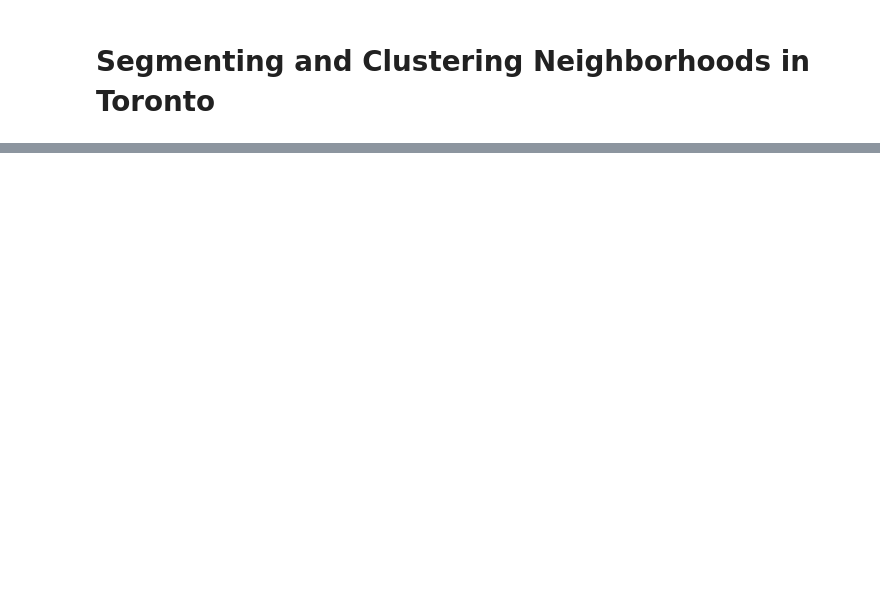
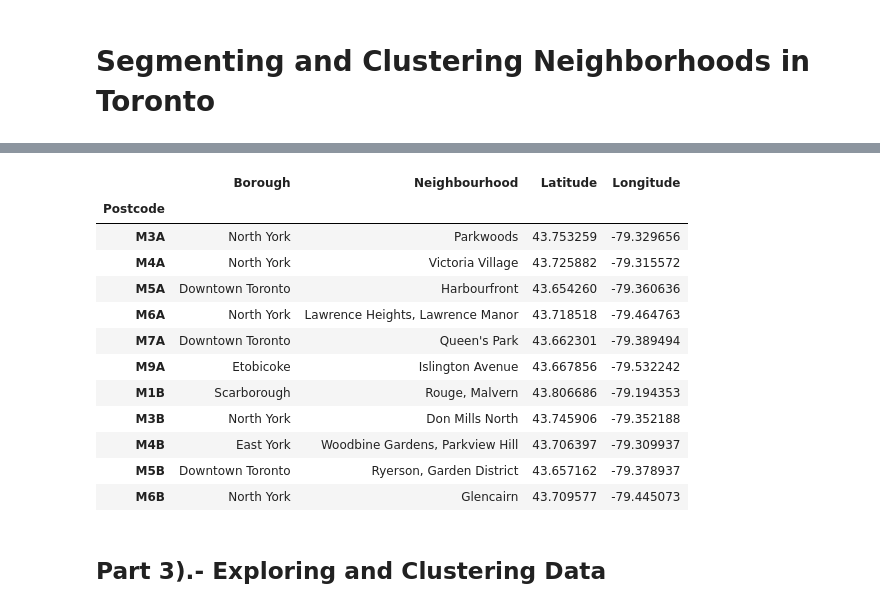
Before and after one commit to ErickSPS/Coursera_Capstone, a Jupyter notebook: Segmenting_and_Clustering_Neighborhoods.ipynb, the cells around one changed output, grey strips where cells are left out. Cells and saved outputs as stored; diff of their text form; code cells hidden in the pictures; blank space fills up the shorter version.

```diff
--- a/Segmenting_and_Clustering_Neighborhoods.ipynb
+++ b/Segmenting_and_Clustering_Neighborhoods.ipynb
@@ -136,0 +85,3 @@ df_toronto.shape
+# %%
+canada_df = canada_df[canada_df['Borough'] != 'Not assigned']
+canada_df.head()
@@ -136,0 +95,11 @@ df_toronto.shape
+# %%
+canada_df["Neighbourhood"] = canada_df.groupby("Postcode")["Neighbourhood"].transform(lambda neigh: ', '.join(neigh))
+
+#remove duplicates
+canada_df = canada_df.drop_duplicates()
+
+#update index to be postcode if it isn't already
+if(canada_df.index.name != 'Postcode'):
+    canada_df = canada_df.set_index('Postcode')
+
+canada_df.head()
@@ -136,0 +114,3 @@ df_toronto.shape
+# %%
+canada_df['Neighbourhood'].replace("Not assigned", canada_df["Borough"],inplace=True)
+canada_df.head()
@@ -136,0 +139,10 @@ df_toronto.shape
+# %%
+url="https://cocl.us/Geospatial_data"
+lat_long_coord_df = pd.read_csv(url)
+
+#rename columns and set the index to be Postcode
+lat_long_coord_df.columns = ["Postcode", "Latitude", "Longitude"]
+if(lat_long_coord_df.index.name != 'Postcode'):
+    lat_long_coord_df = lat_long_coord_df.set_index('Postcode')
+
+lat_long_coord_df.head()
@@ -136,0 +157,19 @@ df_toronto.shape
+# %%
+canada_df = canada_df.join(lat_long_coord_df)
+canada_df.head(11)
+# %% [output]
+|  | Borough | Neighbourhood | Latitude | Longitude |
+| Postcode |  |  |  |  |
+| M3A | North York | Parkwoods | 43.753259 | -79.329656 |
+| M4A | North York | Victoria Village | 43.725882 | -79.315572 |
+| M5A | Downtown Toronto | Harbourfront | 43.654260 | -79.360636 |
+| M6A | North York | Lawrence Heights, Lawrence Manor | 43.718518 | -79.464763 |
+| M7A | Downtown Toronto | Queen's Park | 43.662301 | -79.389494 |
+| M9A | Etobicoke | Islington Avenue | 43.667856 | -79.532242 |
+| M1B | Scarborough | Rouge, Malvern | 43.806686 | -79.194353 |
+| M3B | North York | Don Mills North | 43.745906 | -79.352188 |
+| M4B | East York | Woodbine Gardens, Parkview Hill | 43.706397 | -79.309937 |
+| M5B | Downtown Toronto | Ryerson, Garden District | 43.657162 | -79.378937 |
+| M6B | North York | Glencairn | 43.709577 | -79.445073 |
+# %% [markdown]
+## Part 3).- Exploring and Clustering Data
```
Also changed, not shown: parts of 58 cells of this notebook.
